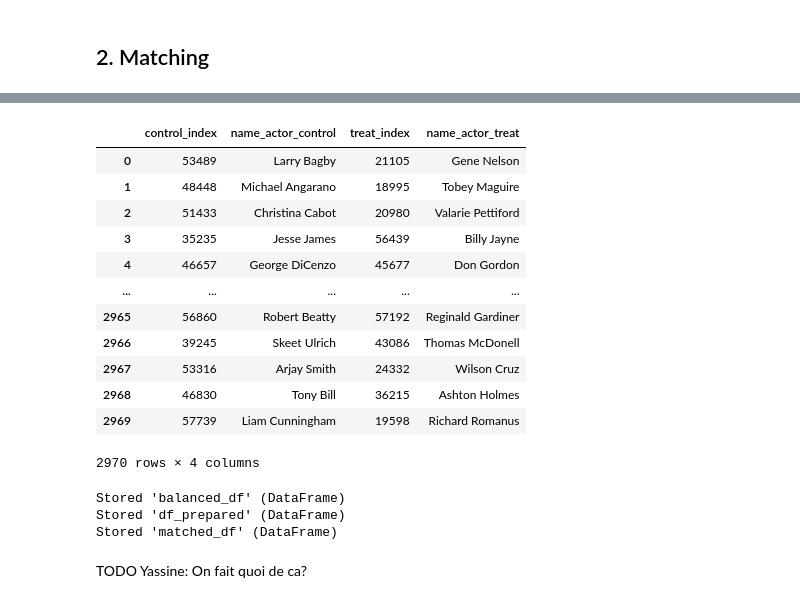
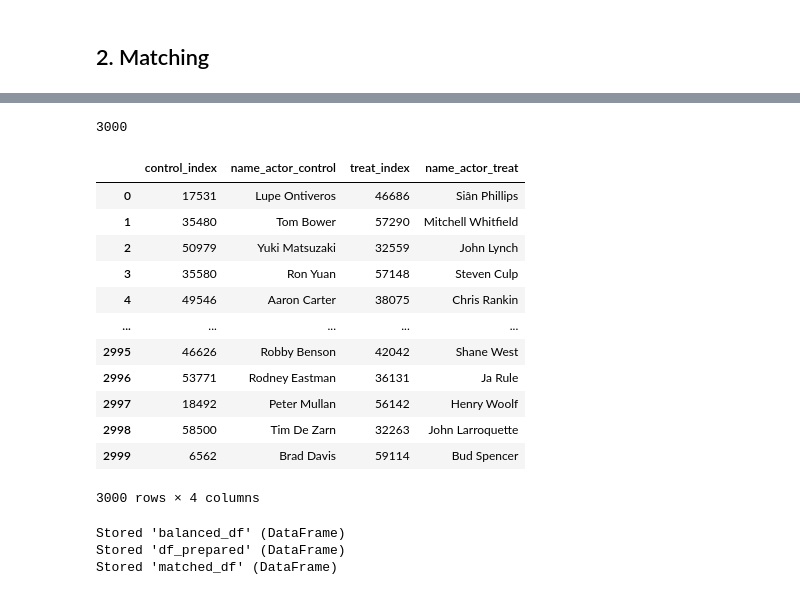
Before and after one commit to epfl-ada/ada-2023-project-pinacolada23, a Jupyter notebook: matching.ipynb, the cells around one changed output, grey strips where cells are left out. Drawn from its saved outputs; the diff is of its cells as text; code cells hidden in the pictures.

Commit message:
Change matching

```diff
--- a/matching.ipynb
+++ b/matching.ipynb
@@ -219,4 +217,8 @@ df_prepared = pd.merge(df_prepared, movie_count_before_hit, on='name_actor', how
 # Set the count to NaN for actors who are not big hit actors
 df_prepared.loc[df_prepared['big_hit_actor'] == False, 'movie_count_before_hit'] = np.nan
 # %%
-unique_actors = df_prepared.drop_duplicates(subset = 'name_actor')
+# Create a new DataFrame from the drop_duplicates result
+unique_actors = df_prepared.drop_duplicates(subset='name_actor').copy()
+
+# Convert the 'big_hit_actor' column to int
+unique_actors['big_hit_actor'] = unique_actors['big_hit_actor'].astype(int)
@@ -256,9 +225,8 @@ See the caveats in the documentation: https://pandas.pydata.org/pandas-docs/stab
 # %%
-actors_big_hit = unique_actors_filtered[unique_actors_filtered['big_hit_actor'] == 1][['age_at_peak_category', 'gender', 'movie_count_before_hit']]
+actors_big_hit = unique_actors[unique_actors['big_hit_actor'] == 1][['age_at_peak', 'gender', 'movie_count_before_hit']]
 # Get a dataframe of actors that did not play in a big hit (control group)
-actors_no_big_hit = unique_actors_filtered[unique_actors_filtered['big_hit_actor'] == 0][['age_at_peak_category', 'gender', 'movie_count']]
+actors_no_big_hit = unique_actors[unique_actors['big_hit_actor'] == 0][['age_at_peak', 'gender', 'movie_count']]
 # %%
-#TODO (diego): pq reset_index? -> directement: treat_indicies = actors_big_hit.index.to_numpy()
 actors_big_hit = actors_big_hit.reset_index()
 actors_big_hit_numpy = actors_big_hit.to_numpy()
 treat_indices = actors_big_hit_numpy[:, 0]
@@ -280,42 +248,46 @@ th = 3
 
 for t_row in actors_big_hit_numpy:
     for c_row in actors_no_big_hit_numpy:
-        if t_row[1] == c_row[1] and  t_row[2] == c_row[2] and c_row[3]-t_row[3]>=th:
+        if abs(t_row[1]-c_row[1]) <=10 and t_row[2] == c_row[2] and c_row[3]-t_row[3]>=th:
             # Adding an edge between treatment and control nodes with the total cost as weight
             B.add_edge(t_row[0], c_row[0], weight=0)
 
 
-matching = nx.algorithms.matching.min_weight_matching(B)
+matching = nx.algorithms.matching.min_weight_matching(B, maxcardinality=True)
+# %%
+len(matching)
+# %% [output]
+3000
 # %%
 # Creating a new DataFrame to store the matched pairs with names
 matched_df = pd.DataFrame(columns=['control_index', 'name_actor_control', 'treat_index', 'name_actor_treat'])
 
 for control_idx, treatment_idx in matching:
-    control_name = unique_actors_filtered.loc[control_idx]['name_actor']
-    treatment_name = unique_actors_filtered.loc[treatment_idx]['name_actor']
+    control_name = unique_actors.loc[control_idx]['name_actor']
+    treatment_name = unique_actors.loc[treatment_idx]['name_actor']
     new_row = pd.DataFrame({
         'control_index': control_idx,
         'name_actor_control': control_name,
         'treat_index': treatment_idx,
         'name_actor_treat': treatment_name
     }, index=[0])
     matched_df = pd.concat([matched_df, new_row], axis=0, ignore_index=True)
 
 matched_df
 # %% [output]
 |  | control_index | name_actor_control | treat_index | name_actor_treat |
-| 0 | 53489 | Larry Bagby | 21105 | Gene Nelson |
-| 1 | 48448 | Michael Angarano | 18995 | Tobey Maguire |
-| 2 | 51433 | Christina Cabot | 20980 | Valarie Pettiford |
-| 3 | 35235 | Jesse James | 56439 | Billy Jayne |
-| 4 | 46657 | George DiCenzo | 45677 | Don Gordon |
+| 0 | 17531 | Lupe Ontiveros | 46686 | Siân Phillips |
+| 1 | 35480 | Tom Bower | 57290 | Mitchell Whitfield |
+| 2 | 50979 | Yuki Matsuzaki | 32559 | John Lynch |
+| 3 | 35580 | Ron Yuan | 57148 | Steven Culp |
+| 4 | 49546 | Aaron Carter | 38075 | Chris Rankin |
 | ... | ... | ... | ... | ... |
-| 2965 | 56860 | Robert Beatty | 57192 | Reginald Gardiner |
-| 2966 | 39245 | Skeet Ulrich | 43086 | Thomas McDonell |
-| 2967 | 53316 | Arjay Smith | 24332 | Wilson Cruz |
-| 2968 | 46830 | Tony Bill | 36215 | Ashton Holmes |
-| 2969 | 57739 | Liam Cunningham | 19598 | Richard Romanus |
+| 2995 | 46626 | Robby Benson | 42042 | Shane West |
+| 2996 | 53771 | Rodney Eastman | 36131 | Ja Rule |
+| 2997 | 18492 | Peter Mullan | 56142 | Henry Woolf |
+| 2998 | 58500 | Tim De Zarn | 32263 | John Larroquette |
+| 2999 | 6562 | Brad Davis | 59114 | Bud Spencer |
-2970 rows × 4 columns
+3000 rows × 4 columns
 # %%
 matched = [i[0] for i in list(matching)] + [i[1] for i in list(matching)]
 balanced_df = unique_actors.loc[matched]
@@ -327,5 +299,3 @@ balanced_df = unique_actors.loc[matched]
 Stored 'balanced_df' (DataFrame)
 Stored 'df_prepared' (DataFrame)
 Stored 'matched_df' (DataFrame)
-# %% [markdown]
-TODO Yassine: On fait quoi de ca?
```
Also changed, not shown: parts of 11 cells of this notebook.
